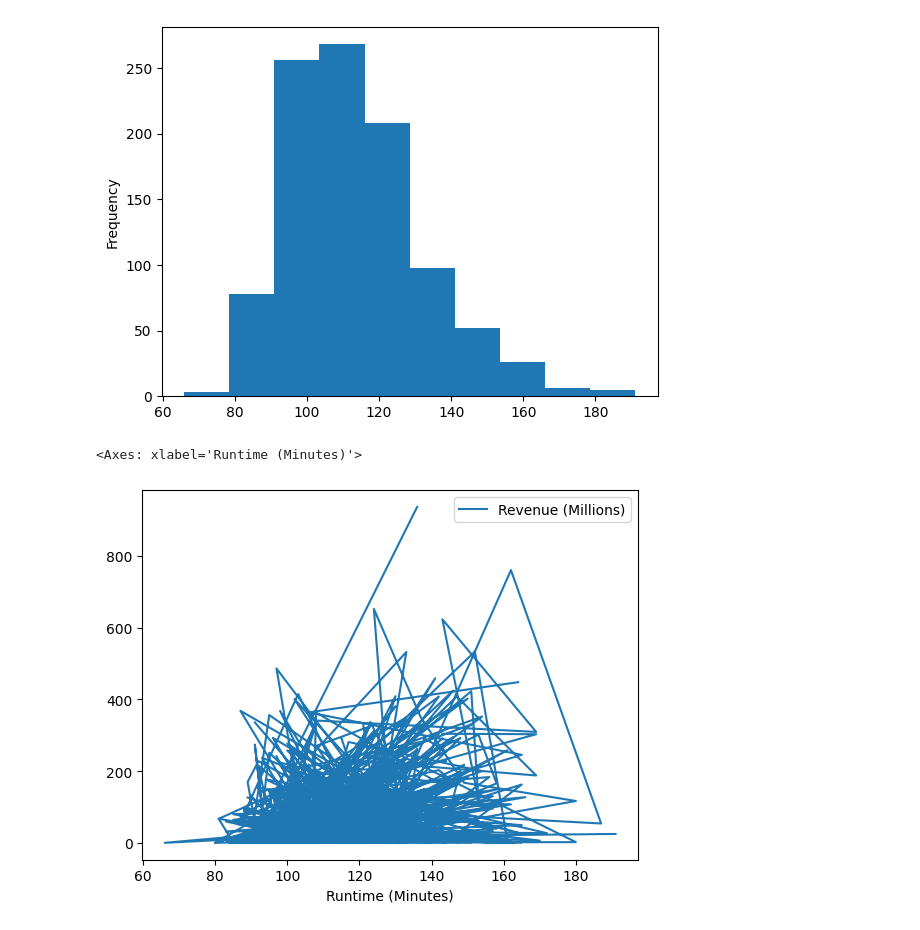
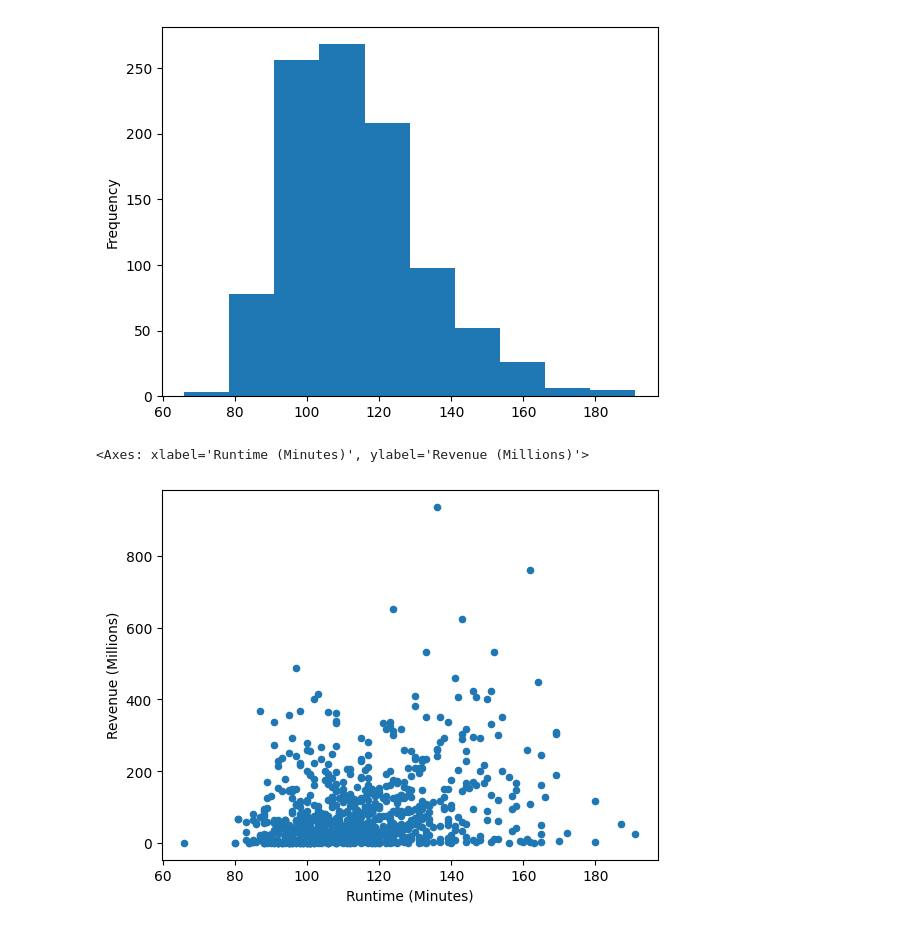
Before and after one commit to Naitikpareek123/Naitikpareek123, a Jupyter notebook: python/project3/test.ipynb, the cells around one changed output. Saved outputs shown, nothing was run; the diff lists cells and outputs as text; code cells hidden in the pictures.

```diff
--- a/python/project3/test.ipynb
+++ b/python/project3/test.ipynb
@@ -227,7 +227,7 @@ data["Runtime (Minutes)"].plot(kind = 'hist')
 <Axes: ylabel='Frequency'>
 [figure]
 # %%
-data.plot(x='Runtime (Minutes)',  y='Revenue (Millions)')
+data.plot(kind='scatter',x='Runtime (Minutes)',  y='Revenue (Millions)')
 # %% [output]
-<Axes: xlabel='Runtime (Minutes)'>
+<Axes: xlabel='Runtime (Minutes)', ylabel='Revenue (Millions)'>
-[figure, old version]
+[figure, new version]
```
Also changed, not shown: parts of 9 cells of this notebook.
